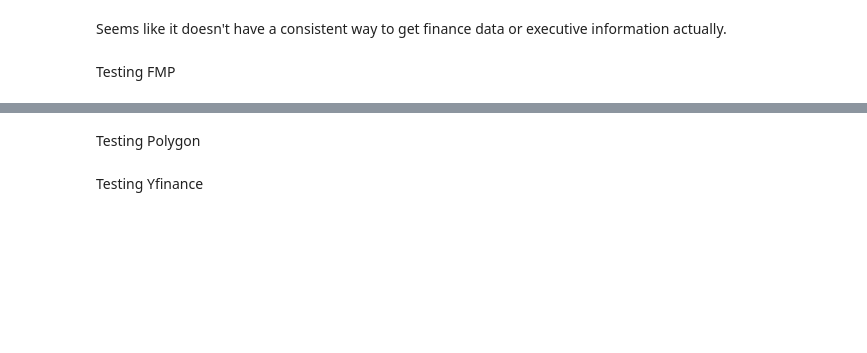
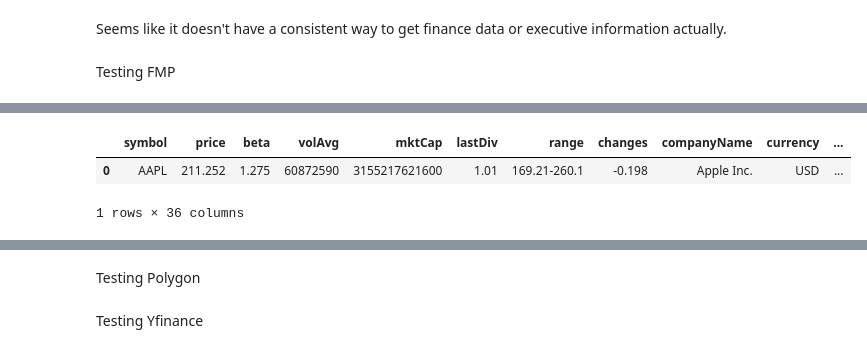
Before and after one commit to brettamusselman/public-company-overview, a Jupyter notebook: testing.ipynb, the cells around one changed output, grey strips where cells are left out. Cells and saved outputs as stored; diff of their text form; code cells hidden in the pictures; blank space fills up the shorter version.

Commit message:
tested fmp, added a testing secrets section, added a default project id to secrets

```diff
--- a/testing.ipynb
+++ b/testing.ipynb
@@ -131,0 +138,6 @@ display(first_page)
+# %%
+project_id = "public-company-overview"
+sec = Secret_Manager(project_id)
+# %%
+#get secret "pco-fmp"
+fmp_key = sec.get_secret("pco-fmp")
@@ -274,0 +256,7 @@ Testing FMP
+# %%
+fc = FMP_Client(fmp_key)
+# %%
+#get company profile
+ticker = "AAPL"
+company_profile = fc.get_company_profile(ticker)
+print(company_profile)
@@ -274,0 +277,6 @@ Testing FMP
+# %%
+company_profile.head()
+# %% [output]
+|  | symbol | price | beta | volAvg | mktCap | lastDiv | range | changes | companyName | currency | ... |
+| 0 | AAPL | 211.252 | 1.275 | 60872590 | 3155217621600 | 1.01 | 169.21-260.1 | -0.198 | Apple Inc. | USD | ... |
+1 rows × 36 columns
```
Also changed, not shown: parts of 16 cells of this notebook, 2 other files.
